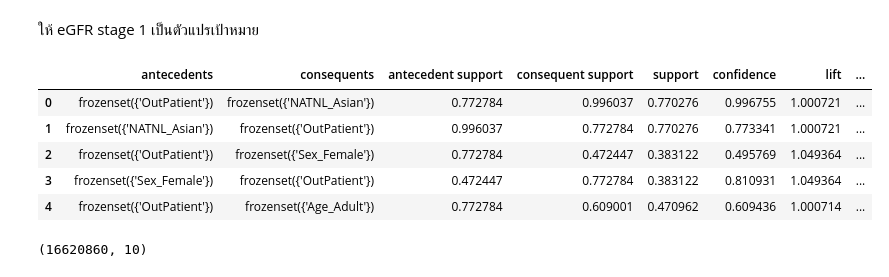
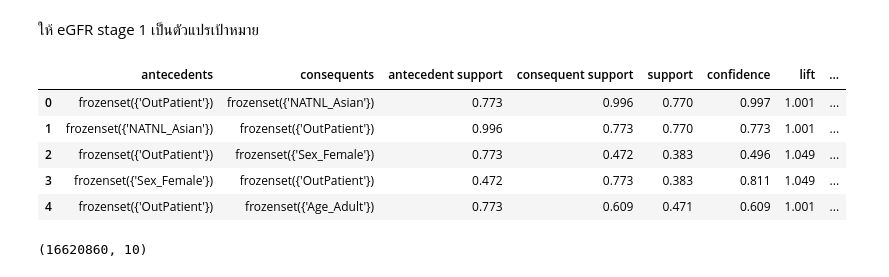
Before and after one commit to Aomaphisara/ULckdresearch2023, a Jupyter notebook: Association_rule.ipynb, the cells around one changed output. Cells and saved outputs as stored; diff of their text form; code cells hidden in the pictures.

```diff
--- a/Association_rule.ipynb
+++ b/Association_rule.ipynb
@@ -494,15 +502,15 @@ Slopes_worse_values
 ให้ eGFR stage 1 เป็นตัวแปรเป้าหมาย
 # %%
 import pandas as pd
-rules_egfr_stage1 = pd.read_csv('/content/drive/MyDrive/ckdresearch2023/Assign/Association rule/rules_resampled_egfr1.csv', index_col=0)
+rules_egfr_stage1 = pd.read_csv('/content/drive/MyDrive/ckdresearch2023/Assign/Association rule/SMOT/rules_resampled_egfr1.csv', index_col=0)
 rules_egfr_stage1.head()
 # %% [output]
 |  | antecedents | consequents | antecedent support | consequent support | support | confidence | lift | ... |
-| 0 | frozenset({'OutPatient'}) | frozenset({'NATNL_Asian'}) | 0.772784 | 0.996037 | 0.770276 | 0.996755 | 1.000721 | ... |
-| 1 | frozenset({'NATNL_Asian'}) | frozenset({'OutPatient'}) | 0.996037 | 0.772784 | 0.770276 | 0.773341 | 1.000721 | ... |
-| 2 | frozenset({'OutPatient'}) | frozenset({'Sex_Female'}) | 0.772784 | 0.472447 | 0.383122 | 0.495769 | 1.049364 | ... |
-| 3 | frozenset({'Sex_Female'}) | frozenset({'OutPatient'}) | 0.472447 | 0.772784 | 0.383122 | 0.810931 | 1.049364 | ... |
-| 4 | frozenset({'OutPatient'}) | frozenset({'Age_Adult'}) | 0.772784 | 0.609001 | 0.470962 | 0.609436 | 1.000714 | ... |
+| 0 | frozenset({'OutPatient'}) | frozenset({'NATNL_Asian'}) | 0.773 | 0.996 | 0.770 | 0.997 | 1.001 | ... |
+| 1 | frozenset({'NATNL_Asian'}) | frozenset({'OutPatient'}) | 0.996 | 0.773 | 0.770 | 0.773 | 1.001 | ... |
+| 2 | frozenset({'OutPatient'}) | frozenset({'Sex_Female'}) | 0.773 | 0.472 | 0.383 | 0.496 | 1.049 | ... |
+| 3 | frozenset({'Sex_Female'}) | frozenset({'OutPatient'}) | 0.472 | 0.773 | 0.383 | 0.811 | 1.049 | ... |
+| 4 | frozenset({'OutPatient'}) | frozenset({'Age_Adult'}) | 0.773 | 0.609 | 0.471 | 0.609 | 1.001 | ... |
 # %%
 rules_egfr_stage1.shape
 # %% [output]
```
Also changed, not shown: parts of 13 cells of this notebook.
